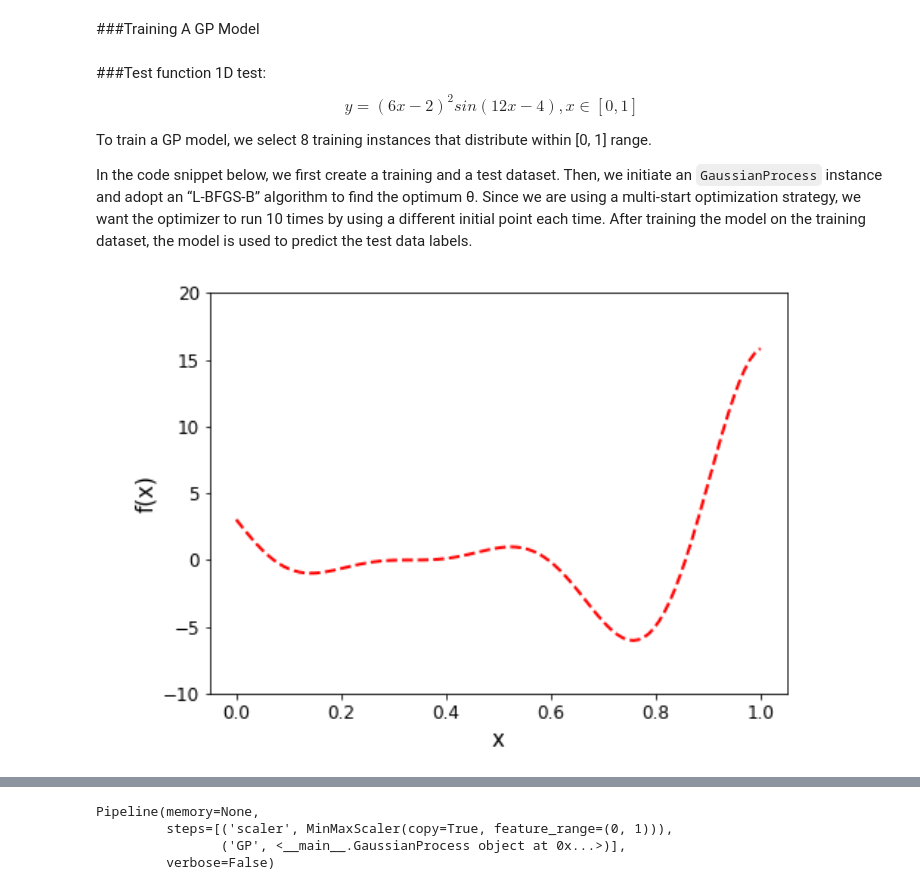
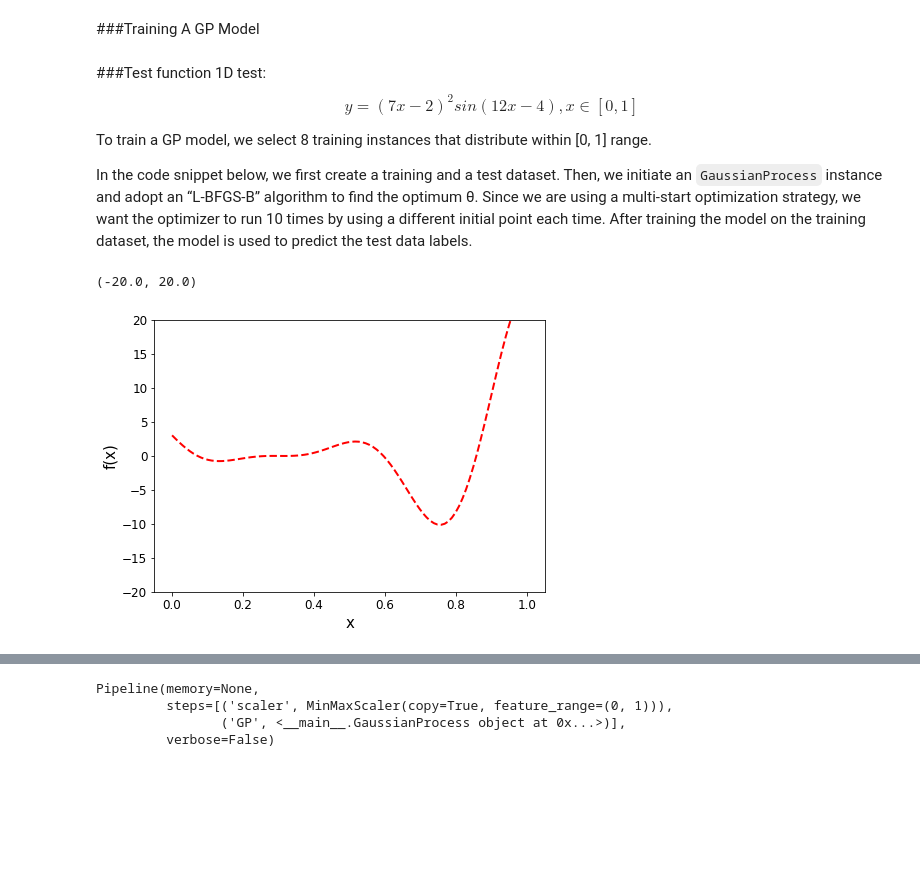
Before and after one commit to afrojaakter/Surrogate-Based-Optimization, a Jupyter notebook: GaussianProcess.ipynb, the cells around one changed output, grey strips where cells are left out. Saved outputs shown, nothing was run; the diff lists cells and outputs as text; code cells hidden in the pictures; blank space fills up the shorter version.

````diff
--- a/GaussianProcess.ipynb
+++ b/GaussianProcess.ipynb
@@ -220,30 +221,35 @@ class GaussianProcess:
         return RMSE
 # %% [markdown]
 ###Test function
-1D test: $$ y = (6x - 2)^2sin(12x - 4), x \in [0, 1]$$
+1D test: $$ y = (7x - 2)^2sin(12x - 4), x \in [0, 1]$$
 
 To train a GP model, we select 8 training instances that distribute within [0, 1] range.
 
 In the code snippet below, we first create a training and a test dataset. Then, we initiate an ```GaussianProcess``` instance and adopt an “L-BFGS-B” algorithm to find the optimum θ. Since we are using a multi-start optimization strategy, we want the optimizer to run 10 times by using a different initial point each time. After training the model on the training dataset, the model is used to predict the test data labels.
-# %% [markdown]
-![image.png](embedded-picture-1)
 # %%
+import matplotlib.pyplot as plt
+import numpy as np
+
+plt.rcParams.update({'font.size': 18})
+
 def Test_1D(X):
     """1D Test Function"""
 
-    y = (X*6-2)**2*np.sin(X*12-4)
+    y = (X*7-2)**2*np.sin(X*12-4)
 
     return y
 # Display the function to be approximated
 fig, ax = plt.subplots(figsize=(7,5))
 
 X = np.linspace(0.0, 1, 100).reshape(-1,1)
 y = Test_1D(X)
 
 ax.plot(X, y,'r--', lw=2)
 ax.tick_params(axis='both', which='major', labelsize=12)
 ax.set_xlabel('x', fontsize=15)
 ax.set_ylabel('f(x)', fontsize=15)
-ax.set_ylim([-10,20]);
-plt.savefig('./images/Test_1D')
+ax.set_ylim([-20,20])
+# %% [output]
+(-20.0, 20.0)
+[figure, added]
 # %%
````
Also changed, not shown: parts of 9 cells of this notebook.
